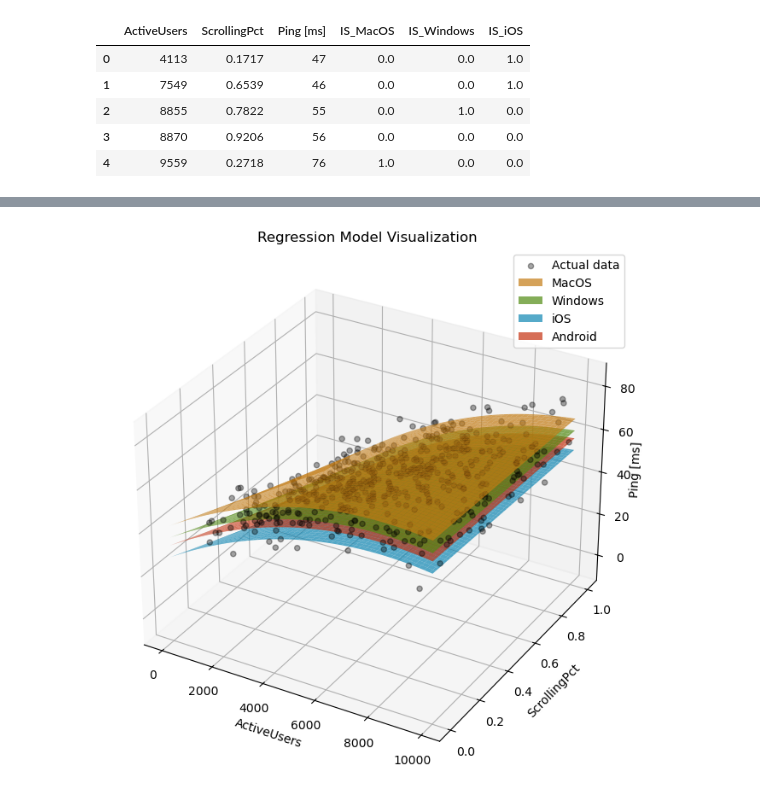
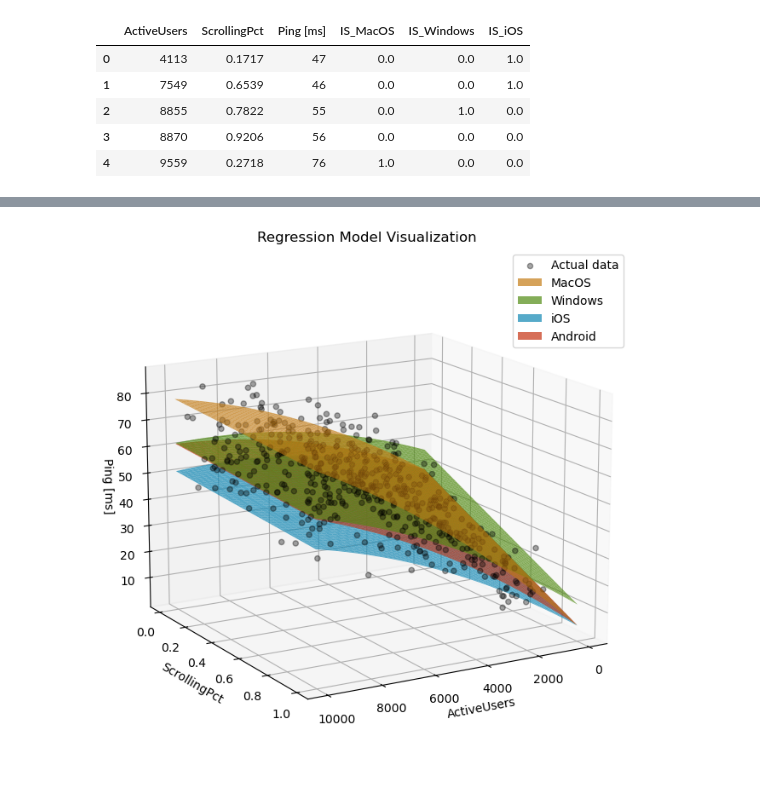
Before and after one commit to LukasFoltyn/msp-2, a Jupyter notebook: Foltyn_MSP_2-projekt.ipynb, the cells around one changed output, grey strips where cells are left out. Drawn from its saved outputs; the diff is of its cells as text; code cells hidden in the pictures.

Commit message:
normalizace prediktoru

```diff
--- a/Foltyn_MSP_2-projekt.ipynb
+++ b/Foltyn_MSP_2-projekt.ipynb
@@ -327,9 +335,0 @@ strong multicollinearity or other numerical problems.
-# %%
-# hladina význnamnosti alpha = 0.05
-# P>|t| pro ScrollingPct_squared > 0.05 => nezamítáme H0, že koeficient B4 = 0
-# zkusíme ho tedy odstranit
-
-X.drop('ScrollingPct_squared', axis=1, inplace=True)
-
-model = sm.OLS(y, X).fit()
-print(model.summary())
@@ -387,5 +430,13 @@ Pozorování s velkými rezidui - indexy: [ 82 255 476 490]
 # %%
+# odstranění podezřelých pozorování
 X.drop([476, 255], inplace=True)
+
+# re-normalizace prediktorů
+min_values = X.drop(['const'], axis=1).min(axis=0)
+max_values = X.drop(['const'], axis=1).max(axis=0)
+predict_cols =  X.columns.drop('const')
+X[predict_cols] = -1 + 2 * (X[predict_cols] - min_values) / (max_values - min_values)
+
 y.drop([476, 255], inplace=True)
 
 model = sm.OLS(y, X).fit()
@@ -417,50 +468,58 @@ fig = plt.figure(figsize=(10, 8))
 ax = fig.add_subplot(projection='3d')
 
 # vykreslení naměřených hodnot
-ax.scatter(X['ActiveUsers'], X['ScrollingPct'], y, color='black', alpha=0.35 , label='Actual data')
+data = initial_second_task_data.drop([476, 255], axis=0)
+ax.scatter(data['ActiveUsers'], data['ScrollingPct'], y, color='black', alpha=0.35 , label='Actual data')
 
 number_of_points = 100
 
-x_axis_points = np.linspace(0, X['ActiveUsers'].max(), number_of_points)
-y_axis_points = np.linspace(0, X['ScrollingPct'].max(), number_of_points)
+x_axis_points = np.linspace(-1, 1, number_of_points)
+y_axis_points = np.linspace(-1, 1, number_of_points)
 
 x_surf, y_surf = np.meshgrid(x_axis_points, y_axis_points)
 
 flattened_x = x_surf.flatten()
 flattened_y = y_surf.flatten()
 
+# denormalizace osy x a y
+x_surf_denormalized = 10000 * (x_surf + 1) / 2
+y_surf_denormalized = (y_surf + 1) / 2
+
 os_cases = (
-    ('MacOS', [1, 0, 0], "#C47B12"),
-    ('Windows', [0, 1, 0], "#508A11"),
-    ('iOS', [0, 0, 1] , "#0F86B3"),
-    ('Android', [0, 0, 0] , "#C53110")
+    ('MacOS', [1.0, -1.0, -1.0], "#C47B12"),
+    ('Windows', [-1.0, 1.0, -1.0], "#508A11"),
+    ('iOS', [-1.0, -1.0, 1.0] , "#0F86B3"),
+    ('Android', [-1.0, -1.0, -1.0] , "#C53110")
 )
 
 base_predict_df = pd.DataFrame({
     'ActiveUsers': flattened_x,
     'ActiveUsers_squared': flattened_x ** 2,
     'ScrollingPct': flattened_y,
-    'ActiveUsers_ScrollingPct': flattened_y * flattened_x
+    'ActiveUsers_ScrollingPct': flattened_y * flattened_x,
 })
 
+# vykreslení zakřivených ploch pro jednotlivé operační systémy
 for os_name, os_values, os_color in os_cases:
   predict_df = sm.add_constant(base_predict_df.copy())
 
-  predict_df['IS_MacOS'], predict_df['IS_Windows'], predict_df['IS_iOS'] = os_values
+  predict_df[['IS_MacOS','IS_Windows','IS_iOS']] = os_values
+  predict_df[['ActiveUsers_IS_MacOS', 'ActiveUsers_IS_Windows', 'ActiveUsers_IS_iOS']] = (
+        predict_df['ActiveUsers'].values[:, np.newaxis] * np.array(os_values)
+    )
 
   fittedY = model.predict(predict_df)
 
-  fittedY = np.array(fittedY).reshape(x_surf.shape)
+  fittedY = np.array(fittedY).reshape(x_surf_denormalized.shape)
 
-  ax.plot_surface(x_surf, y_surf, fittedY, alpha=0.7, label=os_name, facecolor=os_color)
-
-  fittedY = model.predict(predict_df)
+  ax.plot_surface(x_surf_denormalized, y_surf_denormalized, fittedY, alpha=0.7, label=os_name, facecolor=os_color)
 
 ax.set_xlabel('ActiveUsers')
 ax.set_ylabel('ScrollingPct')
-ax.set_zlabel('Ping [ms]', labelpad=-3)
+ax.set_zlabel('Ping [ms]', labelpad=0)
+ax.view_init(elev=15, azim=60)
 plt.title('Regression Model Visualization')
 plt.legend()
 plt.show()
 # %% [output]
-[figure, old version]
+[figure, new version]
```
Also changed, not shown: parts of 12 cells of this notebook.
